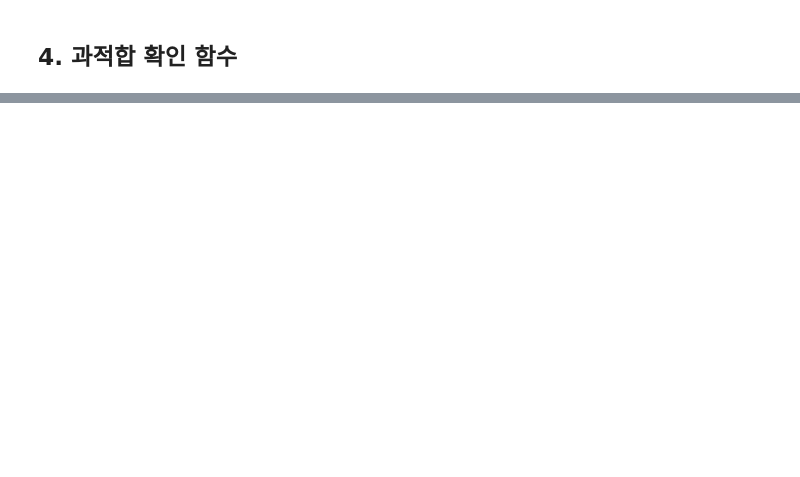
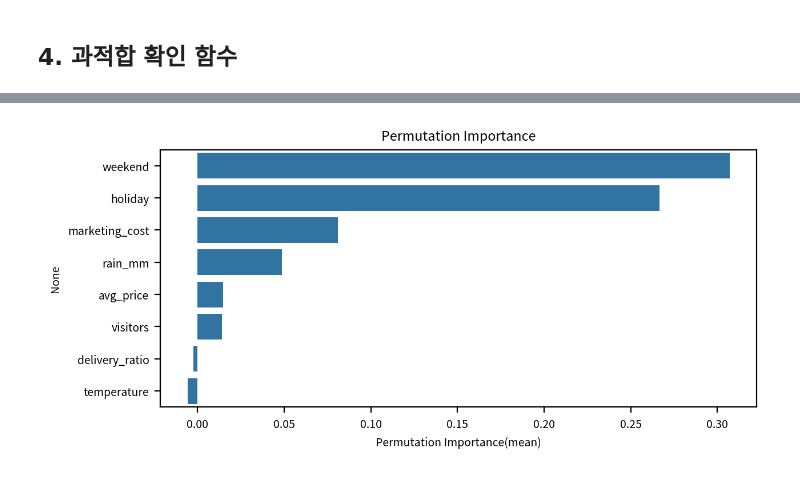
Before and after one commit to JAEYONG0303/For-python-, a Jupyter notebook: LAB 10. 머신러닝/LAB 19. KNN.ipynb, the cells around one changed output, grey strips where cells are left out. Saved outputs shown, nothing was run; the diff lists cells and outputs as text; code cells hidden in the pictures; blank space fills up the shorter version.

```diff
--- a/LAB 10. 머신러닝/LAB 19. KNN.ipynb
+++ b/LAB 10. 머신러닝/LAB 19. KNN.ipynb
@@ -153,0 +282,2 @@ SyntaxError: invalid syntax (2977448628.py, line 1)
+# %%
+hs_learning_cv(best_model, x, y)
@@ -153,0 +296,21 @@ SyntaxError: invalid syntax (2977448628.py, line 1)
+# %%
+perm = permutation_importance(
+    estimator=best_model,
+    X=x_test,
+    y=y_test,
+    scoring='r2',
+    n_repeats=30,
+    random_state=42,
+    n_jobs =-1
+)
+
+        # 결과 정리
+perm_df = DataFrame(
+    {
+                'importance_mean': perm.importances_mean,
+                'importance_std': perm.importances_std,
+    },
+    index = x_test.columns
+).sort_values('importance_mean', ascending=False)
+
+perm_df
@@ -153,0 +327,17 @@ SyntaxError: invalid syntax (2977448628.py, line 1)
+# %%
+# 시각화
+df = perm_df.sort_values(by = 'importance_mean', ascending = False)
+
+figsize = (1280/my_dpi, 600/my_dpi)
+fig, ax = plt.subplots(1, 1, figsize=figsize, dpi=my_dpi)
+
+sb.barplot(data=df, x='importance_mean', y=df.index)
+
+ax.set_title('Permutation Importance')
+ax.set_xlabel('Permutation Importance(mean)')
+
+plt.tight_layout()
+plt.show()
+plt.close()
+# %% [output]
+[figure, added]
```
Also changed, not shown: parts of 8 cells of this notebook, 3 other files.
